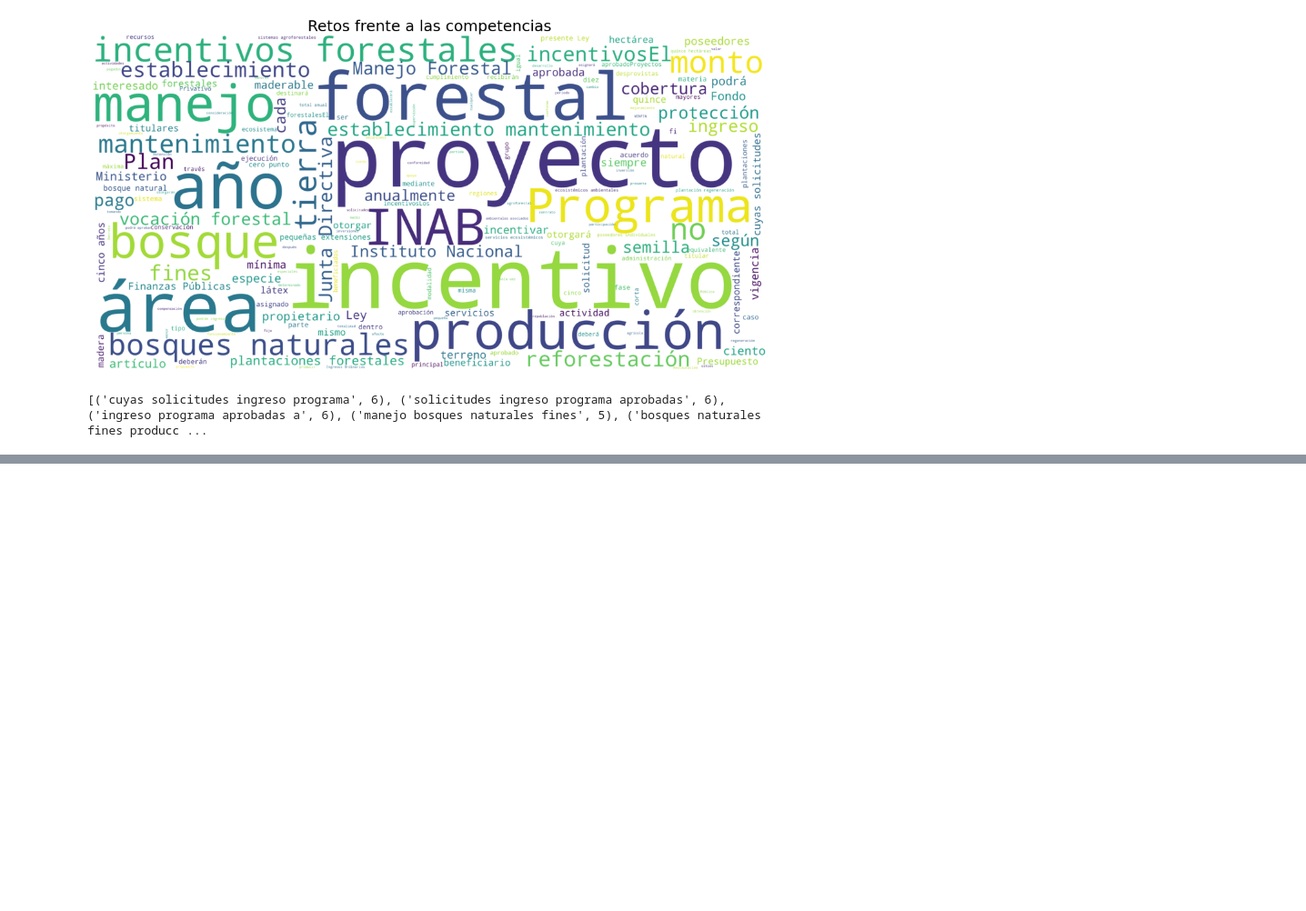
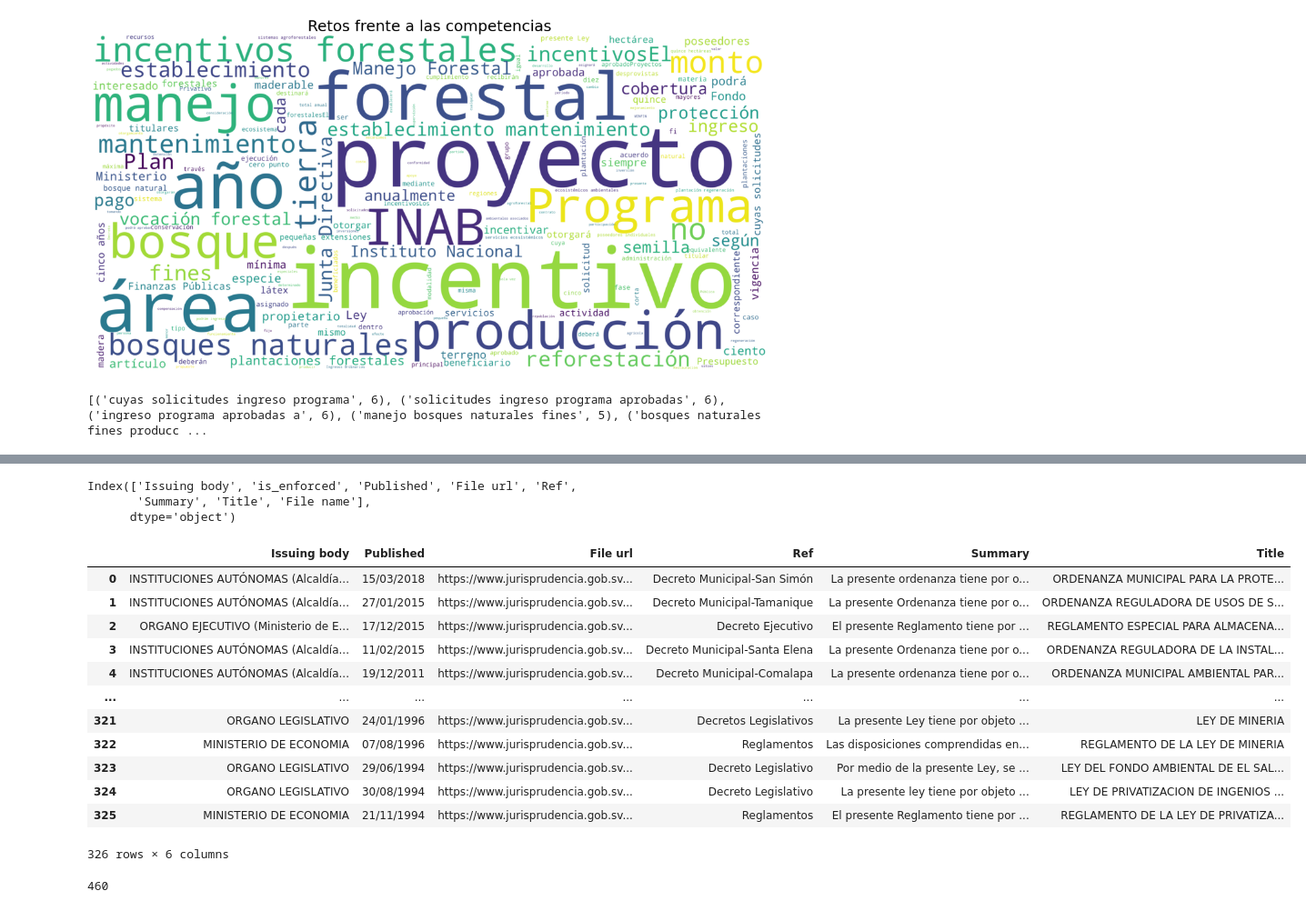
Before and after one commit to rongfang323/policy-data-analyzer, a Jupyter notebook: tasks/src/sentece_stats.ipynb, the cells around one changed output, grey strips where cells are left out. Shown: that part at 91% size. Saved outputs shown, nothing was run; the diff lists cells and outputs as text; code cells hidden in the pictures; blank space fills up the shorter version.

Commit message:
Processing the csv files from El Salvador
Process the list of files and get a list of unique documents.

```diff
--- a/tasks/src/sentece_stats.ipynb
+++ b/tasks/src/sentece_stats.ipynb
@@ -156,0 +153,12 @@ pd.read_csv()
+# %%
+import os
+import pandas as pd
+folder = r"C:\Users\dcalle.MATONE\Documents\GitHub\policy-data-analyzer\tasks\Scrapy\scrapy_official_newspapers"
+file1= r"Scraped_Documents_ElSalvador.csv"
+file2= r"Scraped_Documents_ElSalvador_agricola_energia.csv"
+file_1 = os.path.join(folder,file1)
+file_2 = os.path.join(folder,file2)
+df1 = pd.read_csv(file_1, index_col = 0)
+header = ["Issuing body", "country", "Search url", "Unnamed","Ref1", "Format", "File url", "Download date", "Published", "N0","N1", "N2", "N3", "Ref", "Summary", "Title", "info url"]
+df2 = pd.read_csv(file_2, encoding = "latin1", names = header)
+df1
@@ -156,0 +179,34 @@ pd.read_csv()
+# %%
+print(df1.columns)
+cols = ['Issuing body', 'Published', 'File url', 'Ref',
+       'Summary', 'Title']
+df2 = df2[cols]
+df2
+# %% [output]
+Index(['Issuing body', 'is_enforced', 'Published', 'File url', 'Ref',
+       'Summary', 'Title', 'File name'],
+      dtype='object')
+|  | Issuing body | Published | File url | Ref | Summary | Title |
+| 0 | INSTITUCIONES AUTÓNOMAS (Alcaldía... | 15/03/2018 | https://www.jurisprudencia.gob.sv... | Decreto Municipal-San Simón | La presente ordenanza tiene por o... | ORDENANZA MUNICIPAL PARA LA PROTE... |
+| 1 | INSTITUCIONES AUTÓNOMAS (Alcaldía... | 27/01/2015 | https://www.jurisprudencia.gob.sv... | Decreto Municipal-Tamanique | La presente Ordenanza tiene por o... | ORDENANZA REGULADORA DE USOS DE S... |
+| 2 | ORGANO EJECUTIVO (Ministerio de E... | 17/12/2015 | https://www.jurisprudencia.gob.sv... | Decreto Ejecutivo | El presente Reglamento tiene por ... | REGLAMENTO ESPECIAL PARA ALMACENA... |
+| 3 | INSTITUCIONES AUTÓNOMAS (Alcaldía... | 11/02/2015 | https://www.jurisprudencia.gob.sv... | Decreto Municipal-Santa Elena | La presente Ordenanza tiene por o... | ORDENANZA REGULADORA DE LA INSTAL... |
+| 4 | INSTITUCIONES AUTÓNOMAS (Alcaldía... | 19/12/2011 | https://www.jurisprudencia.gob.sv... | Decreto Municipal-Comalapa | La presente ordenanza tiene por o... | ORDENANZA MUNICIPAL AMBIENTAL PAR... |
+| ... | ... | ... | ... | ... | ... | ... |
+| 321 | ORGANO LEGISLATIVO | 24/01/1996 | https://www.jurisprudencia.gob.sv... | Decretos Legislativos | La presente Ley tiene por objeto ... | LEY DE MINERIA |
+| 322 | MINISTERIO DE ECONOMIA | 07/08/1996 | https://www.jurisprudencia.gob.sv... | Reglamentos | Las disposiciones comprendidas en... | REGLAMENTO DE LA LEY DE MINERIA |
+| 323 | ORGANO LEGISLATIVO | 29/06/1994 | https://www.jurisprudencia.gob.sv... | Decreto Legislativo | Por medio de la presente Ley, se ... | LEY DEL FONDO AMBIENTAL DE EL SAL... |
+| 324 | ORGANO LEGISLATIVO | 30/08/1994 | https://www.jurisprudencia.gob.sv... | Decreto Legislativo | La presente ley tiene por objeto ... | LEY DE PRIVATIZACION DE INGENIOS ... |
+| 325 | MINISTERIO DE ECONOMIA | 21/11/1994 | https://www.jurisprudencia.gob.sv... | Reglamentos | El presente Reglamento tiene por ... | REGLAMENTO DE LA LEY DE PRIVATIZA... |
+326 rows × 6 columns
+# %%
+titles1 = df1.Title.values.tolist()
+titles2 = df2.Title.values.tolist()
+len(set(titles2))
+len(titles2)
+len(set(titles1))
+len(titles1)
+all_titles = titles1 + titles2
+len(set(all_titles))
+# %% [output]
+460
```
Also changed, not shown: parts of 5 cells of this notebook, 2 other files.
